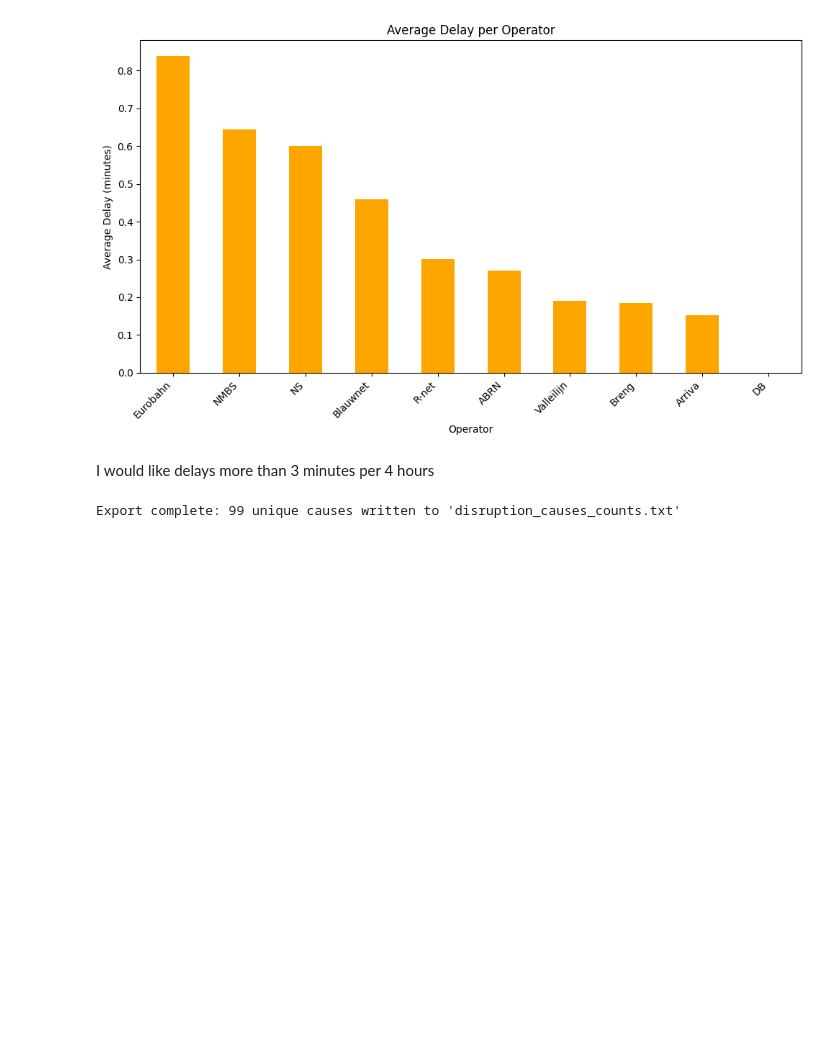
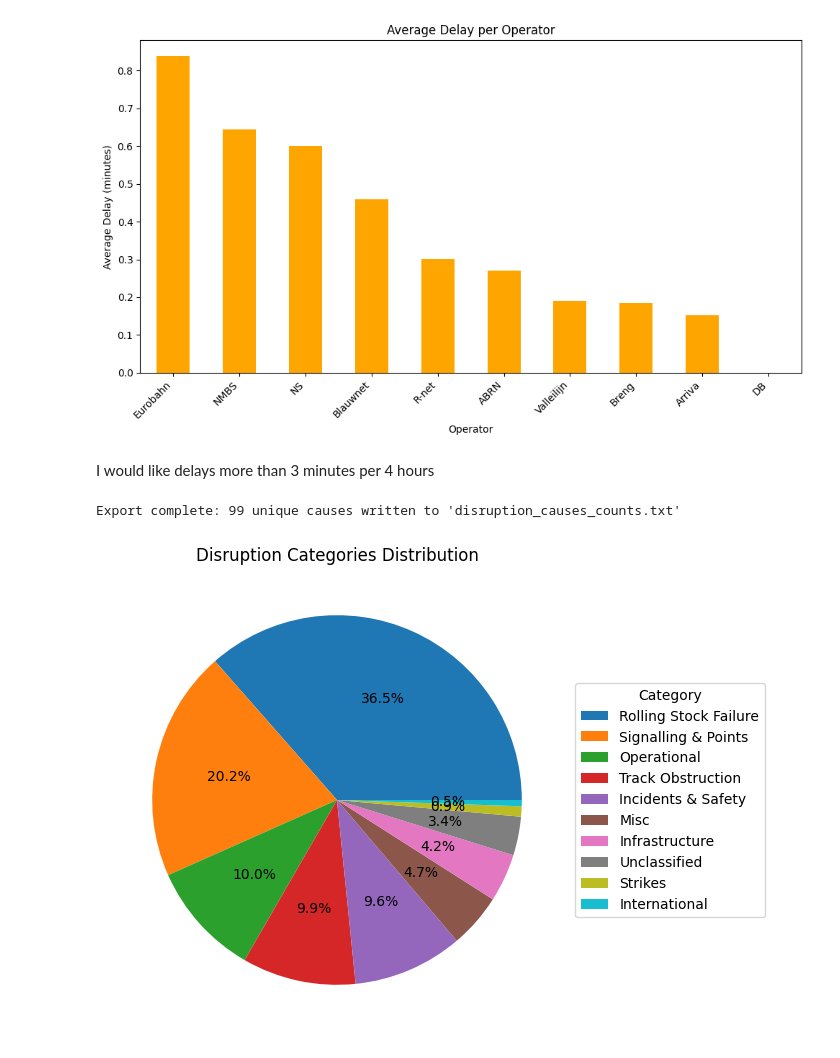
Before and after one commit to BramWillems/Personal-Challenge-NS-Treinen, a Jupyter notebook: EDA.ipynb, the cells around one changed output. Drawn from its saved outputs; the diff is of its cells as text; code cells hidden in the pictures; blank space fills up the shorter version.

```diff
--- a/EDA.ipynb
+++ b/EDA.ipynb
@@ -344,3 +344,22 @@ with open(output_file, "w", encoding="utf-8") as f:
 print(f"Export complete: {len(cause_counts)} unique causes written to '{output_file}'")
 # %% [output]
 Export complete: 99 unique causes written to 'disruption_causes_counts.txt'
+# %%
+import pandas as pd
+import matplotlib.pyplot as plt
+
+df = pd.read_csv("merged_cause_classification.csv")
+
+category_totals = df.groupby("category")['frequency'].sum().sort_values(ascending=False)
+
+percentages = category_totals / category_totals.sum() * 100
+category_totals_filtered = category_totals[percentages >= 0.5]
+
+plt.figure(figsize=(10,6))
+plt.pie(category_totals_filtered, autopct='%1.1f%%')
+plt.title('Disruption Categories Distribution')
+plt.legend(category_totals.index, title="Category", loc="center left", bbox_to_anchor=(1, 0.5))
+#plt.tight_layout()
+plt.show()
+# %% [output]
+[figure, added]
```
Also changed, not shown: 5 other files.
